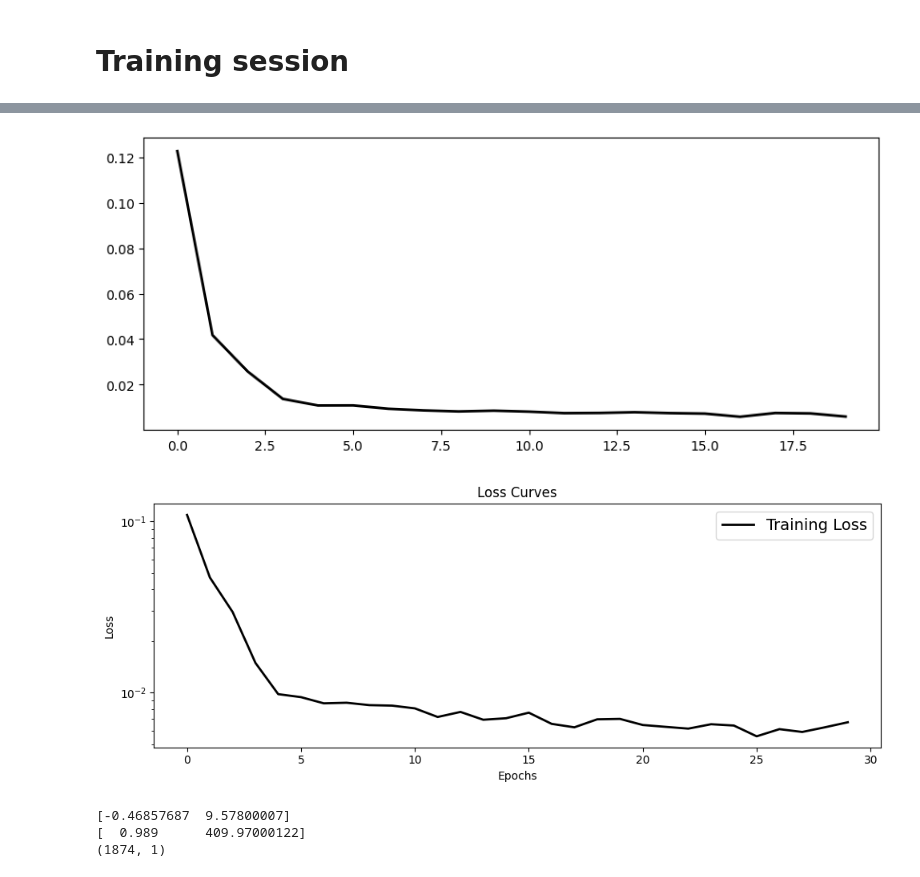
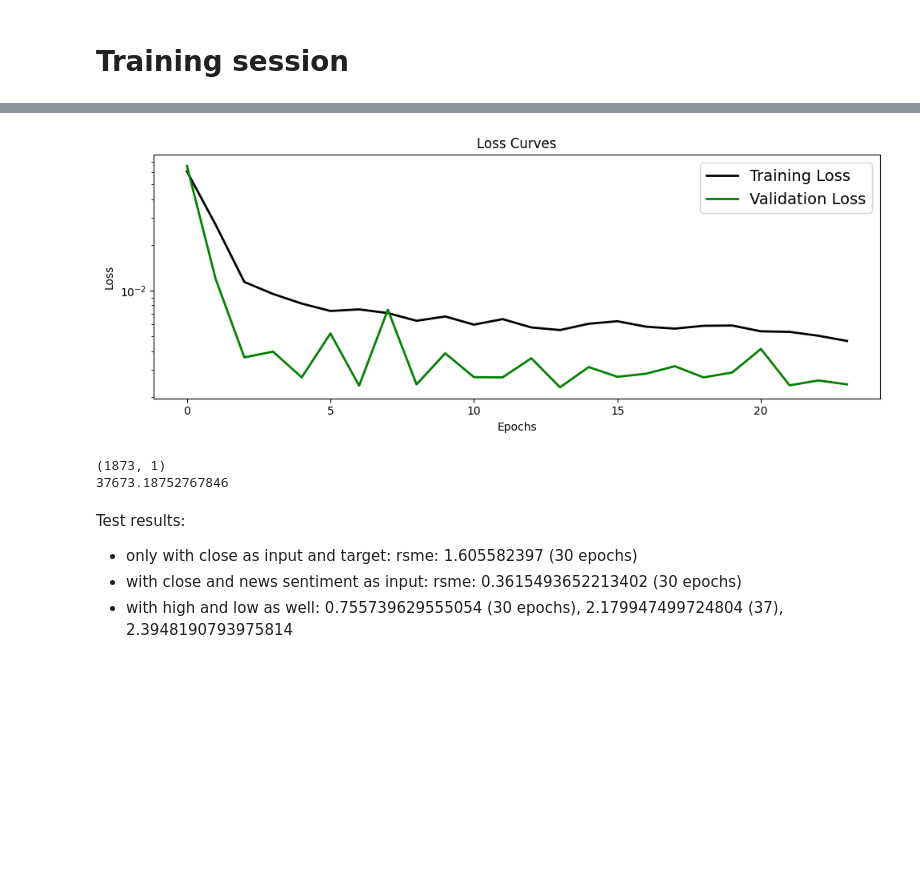
Before and after one commit to ludvigdoeser/scalableMLproject, a Jupyter notebook: News.ipynb, the cells around one changed output, grey strips where cells are left out. Cells and saved outputs as stored; diff of their text form; code cells hidden in the pictures; blank space fills up the shorter version.

```diff
--- a/News.ipynb
+++ b/News.ipynb
@@ -965,5 +965,5 @@ See the caveats in the documentation: https://pandas.pydata.org/pandas-docs/stab
 # %%
 merged_df = pd.merge(filtered_df, tesla_df, on='date')
-merged_df = merged_df.drop(columns=['polarity','Open','High','Low','Volume'])
-merged_df.head()
+#merged_df = merged_df.drop(columns=['polarity','Open','High','Low','Volume'])
+merged_df.head(n=10)
 # %% [output]
@@ -1000,7 +1005,10 @@ input_dim = 1
 
 for i in range(timelag,(len(training_set_scaled)-1)):
     X.append(training_set_scaled[i-timelag:i])
-    y.append(training_set_scaled[i+1,1])
+    try:
+        y.append(training_set_scaled[i+1,1])
+    except:
+        y.append(training_set_scaled[i+1])
 
 x_train = np.array(X)
 y_train = np.array(y)
@@ -1034,24 +1024,30 @@ print(np.shape(y_train))
 # Different models
 version = 1
 
-def create_model(LSTM_filters=64,dropout=0.1,recurrent_dropout=0.1,dense_dropout=0.5,activation='relu',depth=1):
+def create_model(LSTM_filters=64,
+                 dropout=0.1,
+                 recurrent_dropout=0.1,
+                 dense_dropout=0.5,
+                 activation='relu',
+                 depth=1,
+                 input_channels=1):
 
     model = Sequential()
-
-    # Recurrent layer
-    model.add(LSTM(LSTM_filters, return_sequences=False, dropout=dropout, recurrent_dropout=recurrent_dropout, input_shape=(timelag, 2)))
 
     if depth>1:
         for i in range(1,depth):
             # Recurrent layer
-            model.add(LSTM(LSTM_filters, return_sequences=True, dropout=dropout, recurrent_dropout=recurrent_dropout))
+            model.add(LSTM(LSTM_filters, return_sequences=True, dropout=dropout, recurrent_dropout=recurrent_dropout,input_shape=(timelag, input_channels)))
+
+    # Recurrent layer
+    model.add(LSTM(LSTM_filters, return_sequences=False, dropout=dropout, recurrent_dropout=recurrent_dropout, input_shape=(timelag, input_channels)))
 
     # Fully connected layer
     if activation=='relu':
         model.add(Dense(LSTM_filters, activation='relu'))
     elif activation=='leaky_relu':
         model.add(Dense(LSTM_filters))
-        model.add(keras.layers.LeakyReLU(alpha=0.01))
+        model.add(keras.layers.LeakyReLU(alpha=0.1))
 
     # Dropout for regularization
     model.add(Dropout(dense_dropout))
@@ -1064,5 +1060,5 @@ def create_model(LSTM_filters=64,dropout=0.1,recurrent_dropout=0.1,dense_dropout
 
     return model
 
-model = create_model(activation='leaky_relu')
+model = create_model(activation='relu',input_channels=2,depth=2)
 # %% [output]
@@ -1075,9 +1072,10 @@ cp = [es]
 # %%
 # Train the model
 history = model.fit(x_train, y_train,
-                    epochs=30,
+                    epochs=50,
                     batch_size=256,
                     #validation_data=(X_val, y_val),
+                    validation_split=0.1,
                     callbacks=cp,
                     verbose=1)
 # %% [output]
@@ -1101,37 +1099,42 @@ WARNING:tensorflow:Early stopping conditioned on metric `val_loss` which is not
 # %%
 # Loss & Accuracycurve
 standard_plot(fontsize=10)
 
 plt.plot(history.history['loss'], 'black', linewidth=2.0)
-#plt.plot(history.history['val_loss'], 'green', linewidth=2.0)
+plt.plot(history.history['val_loss'], 'green', linewidth=2.0)
 plt.legend(['Training Loss', 'Validation Loss'], fontsize=14)
 plt.xlabel('Epochs', fontsize=10)
 plt.ylabel('Loss', fontsize=10)
 plt.title('Loss Curves', fontsize=12)
 
 plt.yscale('log')
 plt.tight_layout()
 plt.show()
 # %% [output]
-[figure, old version]
+[figure, new version]
-[figure, removed]
 # %%
 # Predict values from test data trained using training data
 y_hat = model.predict(x_train)
 
 # inverse transform:
-#y_hat = sc.inverse_transform(y_hat)
-y_hat = y_hat*(sc.data_max_[1]-sc.data_min_[1])+sc.data_min_[1] # 1 for the 'Close' column
-print(sc.data_min_)
-print(sc.data_max_)
+try:
+    y_hat = y_hat*(sc.data_max_[1]-sc.data_min_[1])+sc.data_min_[1] # 1 for the 'Close' column
+    y_train = y_train*(sc.data_max_[1]-sc.data_min_[1])+sc.data_min_[1]
+except:
+    y_hat = sc.inverse_transform(y_hat)
+    y_train = sc.inverse_transform(y_train)
+print(np.shape(y_hat))
 
-#y_train = sc.inverse_transform(y_train)
-y_train = y_train*(sc.data_max_[1]-sc.data_min_[1])+sc.data_min_[1]
-print(np.shape(y_hat))
+rsme = np.sqrt( np.mean( y_hat - y_train )**2 )
+print(rsme)
 # %% [output]
-[-0.46857687  9.57800007]
-[  0.989      409.97000122]
-(1874, 1)
+(1873, 1)
+37673.18752767846
+# %% [markdown]
+Test results:
+* only with close as input and target: rsme: 1.605582397 (30 epochs)
+* with close and news sentiment as input: rsme: 0.3615493652213402 (30 epochs)
+* with high and low as well: 0.755739629555054 (30 epochs), 2.179947499724804 (37), 2.3948190793975814
 # %%
 # Visualise the ask_price predictions
 plt.figure(figsize = (18,9))
```
Also changed, not shown: parts of 18 cells of this notebook.
